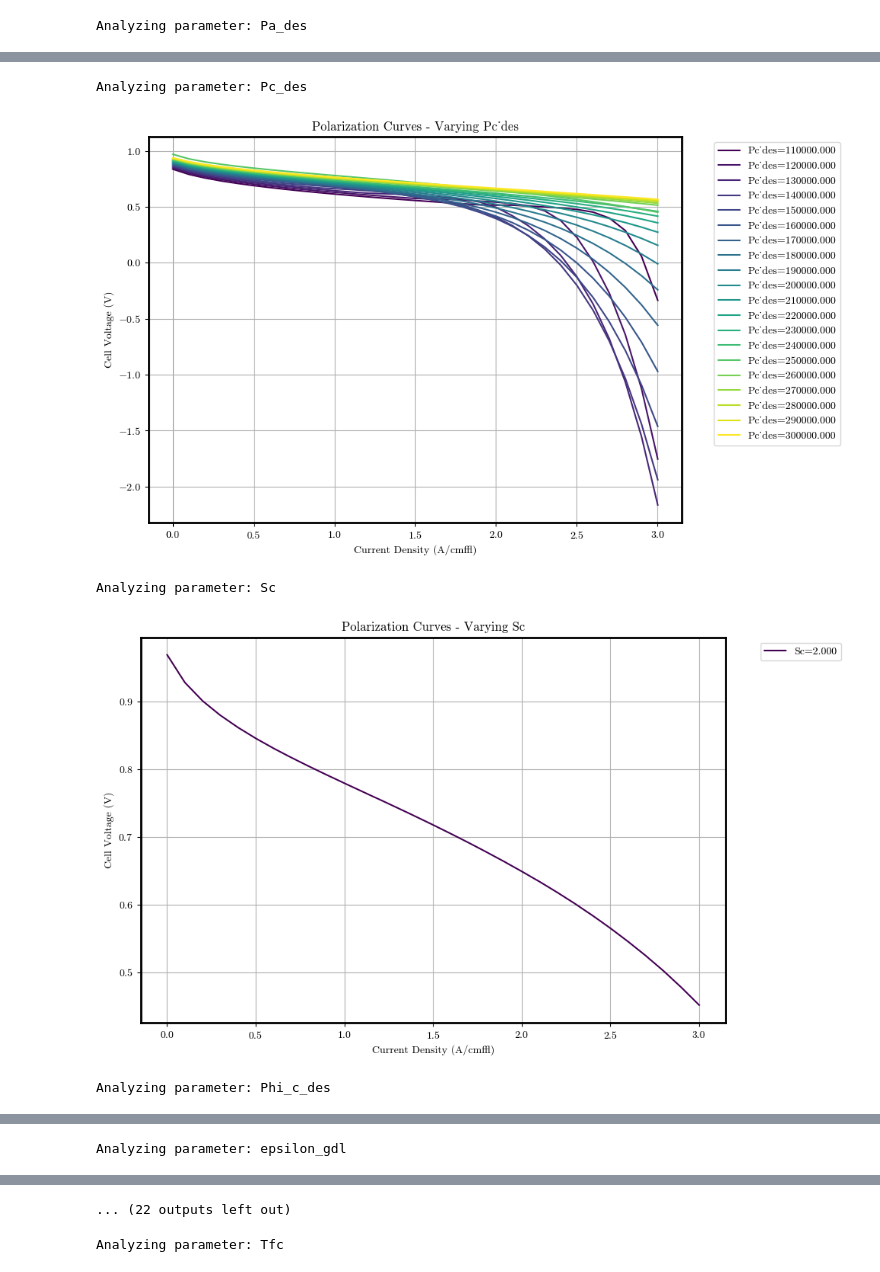
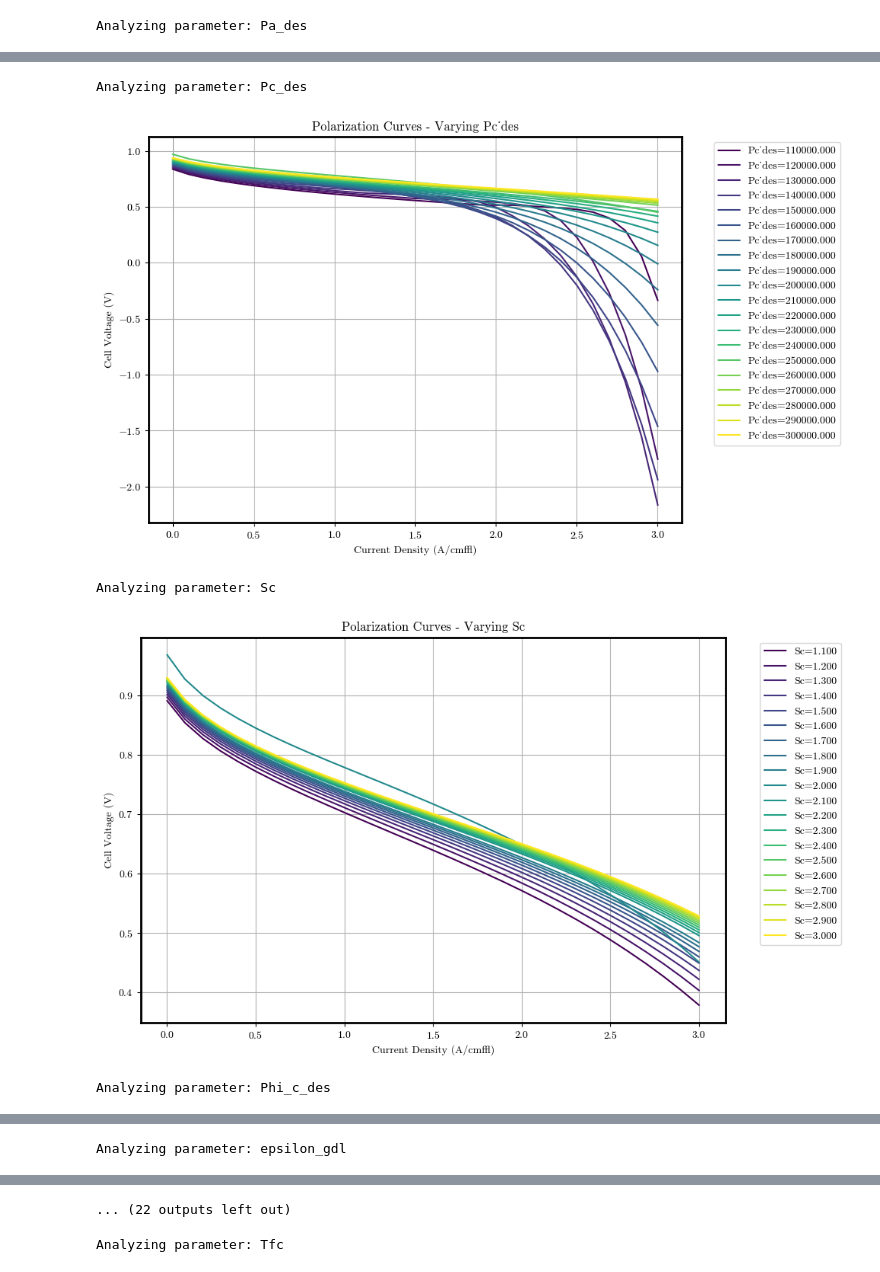
Before and after one commit to DejvisT/Sensitivity-Analysis-and-Surrogate-Modeling-of-PEM-Fuel-Cells, a Jupyter notebook: notebooks/06_param_bounds_test.ipynb, the cells around one changed output, grey strips where cells are left out. Cells and saved outputs as stored; diff of their text form; code cells hidden in the pictures.

```diff
--- a/notebooks/06_param_bounds_test.ipynb
+++ b/notebooks/06_param_bounds_test.ipynb
@@ -35,7 +35,7 @@ default_values = {'Tfc': 347.15,
  'a_slim': 0.056,
  'b_slim': 0.105,
  'a_switch': 0.637}
-
+param_grids = {'Sc': param_grids['Sc'], 'Phi_c_des': param_grids['Phi_c_des']}
 # Build DataFrame by varying one parameter at a time
 rows = []
 for param, grid in param_grids.items():
@@ -89,3 +89,4 @@ def build_fixed_parameters():
 
 # Final DataFrame
 df = pd.DataFrame(rows)
+df
@@ -92,6 +111,6 @@ df = pd.DataFrame(rows)
 # %%
 saved_data_file = True
-save_filepath = "../data/raw/PDP_20_default.pkl"
+save_filepath = "../data/raw/PDP_Sc_Phi_c_des_default_updated.pkl"
 if saved_data_file:
     data = pd.read_pickle(save_filepath)
 else:
@@ -120,33 +141,33 @@ def plot_polarization_curves_for_param(data, param_name):
     # Plot a curve for each unique value
     for value, color in zip(unique_values, colors):
         subset = data[data[param_name] == value]
         ifc = subset['ifc'].iloc[0]  # Get first row's ifc list
         ucell = subset['Ucell'].iloc[0]  # Get first row's Ucell list
 
         plt.plot(ifc, ucell, label=f'{param_name}={value:.3f}', color=color)
 
     plt.xlabel('Current Density (A/cm²)')
     plt.ylabel('Cell Voltage (V)')
     plt.title(f'Polarization Curves - Varying {param_name}')
     plt.legend(bbox_to_anchor=(1.05, 1), loc='upper left')
     plt.grid(True)
     plt.tight_layout()
     plt.show()
 
 # Load the data
-data = pd.read_pickle('../data/raw/PDP_20_default.pkl')
+data = pd.read_pickle('../data/raw/PDP_20_default_updated.pkl')
 
 # Plot polarization curves for each parameter in PARAMETER_RANGES
 for param in PARAMETER_RANGES.keys():
     print(f"\nAnalyzing parameter: {param}")
     plot_polarization_curves_for_param(data, param)
 # %% [output]
 Analyzing parameter: Tfc
 [figure]
 Analyzing parameter: Pa_des
 [figure]
 Analyzing parameter: Pc_des
 [figure]
 Analyzing parameter: Sc
-[figure, old version]
+[figure, new version]
 Analyzing parameter: Phi_c_des
```
Also changed, not shown: parts of 3 cells of this notebook, 2 other files.
